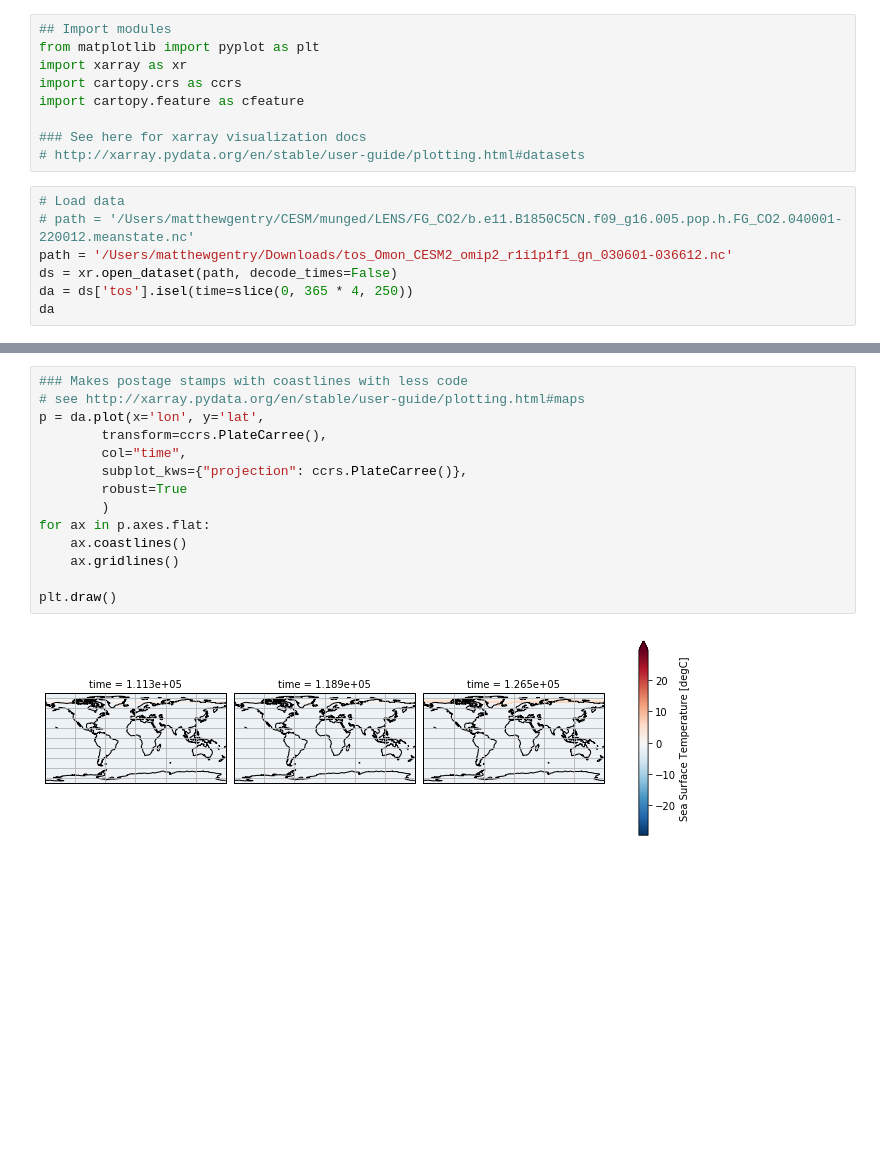
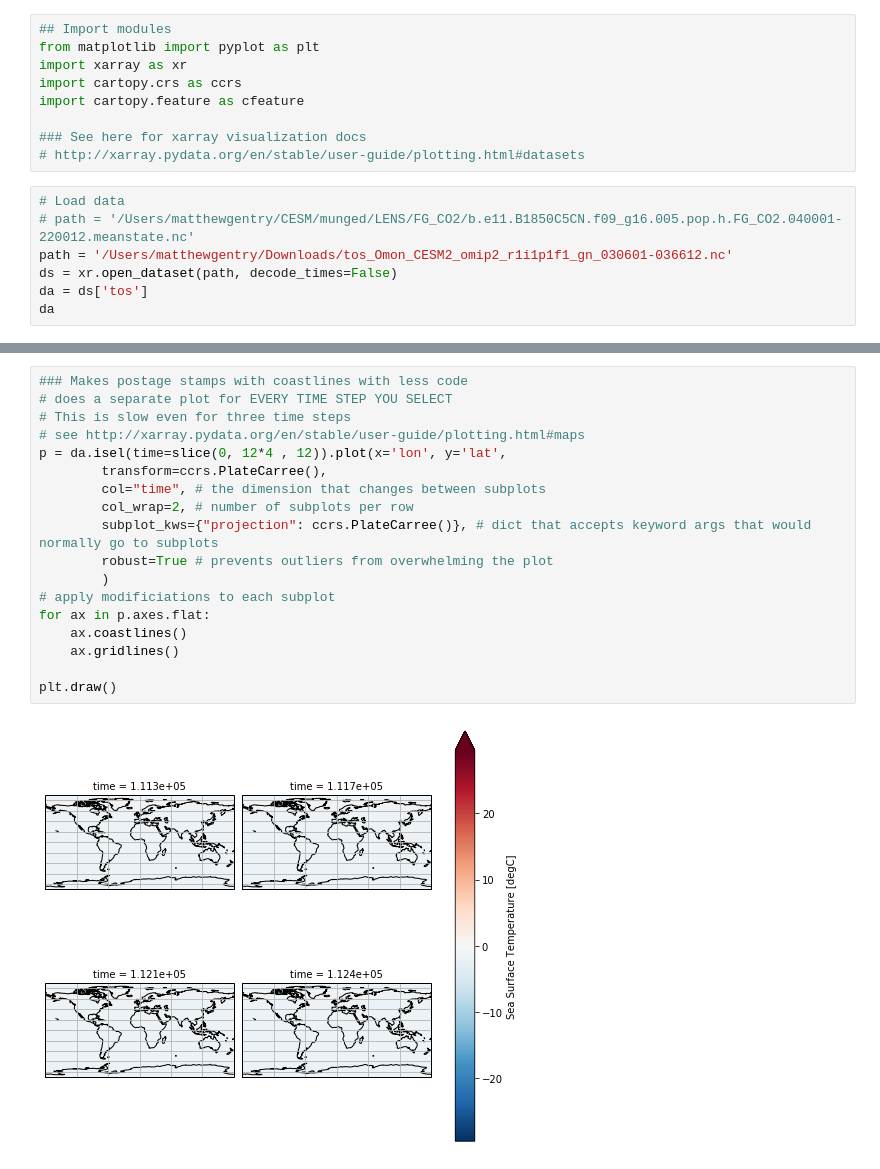
Before and after one commit to allysa-dallmann/SOARS-Python, a Jupyter notebook: coastlines_postagestamps.ipynb, the cells around one changed output, grey strips where cells are left out. Cells and saved outputs as stored; diff of their text form; blank space fills up the shorter version.

```diff
--- a/coastlines_postagestamps.ipynb
+++ b/coastlines_postagestamps.ipynb
@@ -12,6 +12,6 @@ import cartopy.feature as cfeature
 # path = '/Users/matthewgentry/CESM/munged/LENS/FG_CO2/b.e11.B1850C5CN.f09_g16.005.pop.h.FG_CO2.040001-220012.meanstate.nc'
 path = '/Users/matthewgentry/Downloads/tos_Omon_CESM2_omip2_r1i1p1f1_gn_030601-036612.nc'
 ds = xr.open_dataset(path, decode_times=False)
-da = ds['tos'].isel(time=slice(0, 365 * 4, 250))
+da = ds['tos']
 da
 # %% [output]
@@ -50,16 +51,20 @@ plt.show()
 # %%
 ### Makes postage stamps with coastlines with less code
+# does a separate plot for EVERY TIME STEP YOU SELECT
+# This is slow even for three time steps
 # see http://xarray.pydata.org/en/stable/user-guide/plotting.html#maps
-p = da.plot(x='lon', y='lat',
+p = da.isel(time=slice(0, 12*4 , 12)).plot(x='lon', y='lat',
         transform=ccrs.PlateCarree(),
-        col="time",
-        subplot_kws={"projection": ccrs.PlateCarree()},
-        robust=True
+        col="time", # the dimension that changes between subplots
+        col_wrap=2, # number of subplots per row
+        subplot_kws={"projection": ccrs.PlateCarree()}, # dict that accepts keyword args that would normally go to subplots
+        robust=True # prevents outliers from overwhelming the plot
         )
+# apply modificiations to each subplot
 for ax in p.axes.flat:
     ax.coastlines()
     ax.gridlines()
 
 plt.draw()
 # %% [output]
-[figure, old version]
+[figure, new version]
```
Also changed, not shown: parts of 2 cells of this notebook.
